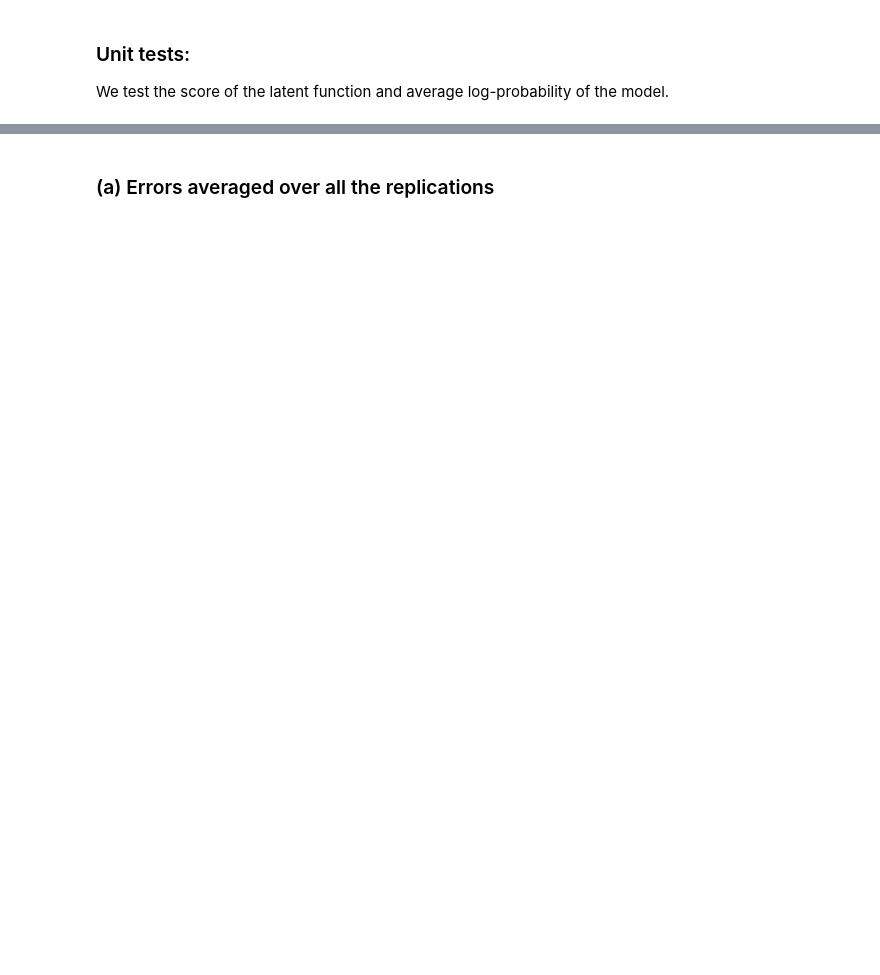
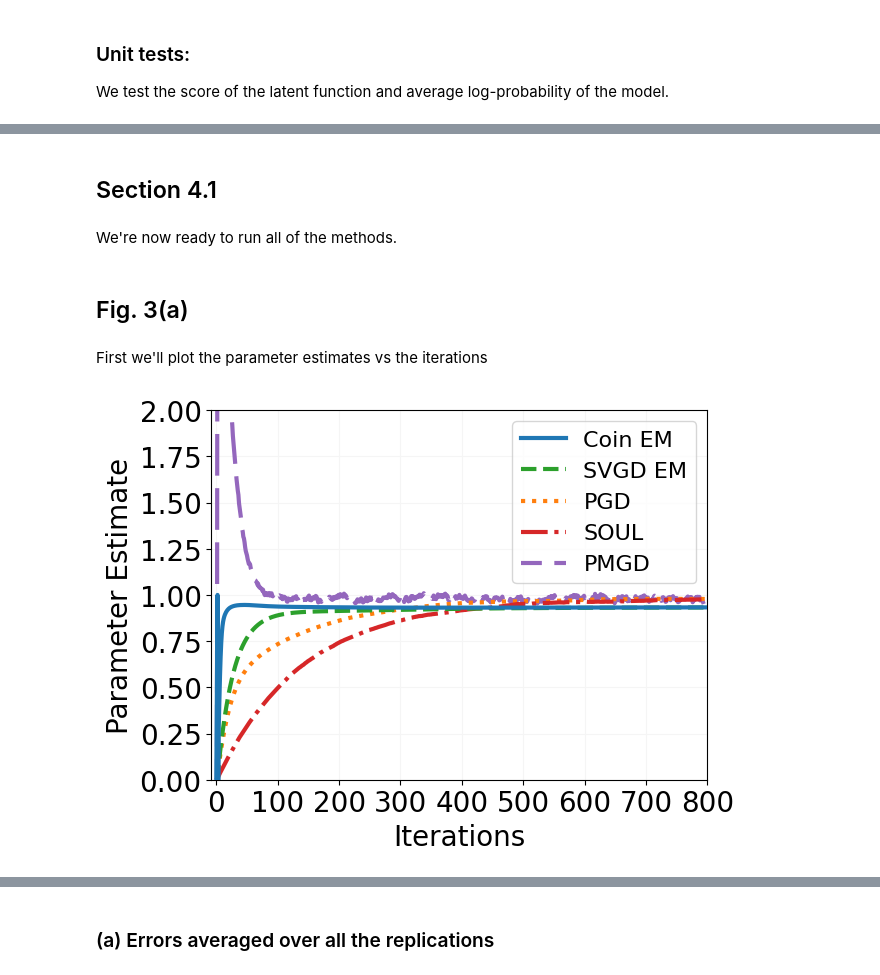
Before and after one commit to chris-nemeth/CoinEM, a Jupyter notebook: new_experiments/bayesian_logistic_regression_wisconsin.ipynb, the cells around one changed output, grey strips where cells are left out. Saved outputs shown, nothing was run; the diff lists cells and outputs as text; code cells hidden in the pictures; blank space fills up the shorter version.

```diff
--- a/new_experiments/bayesian_logistic_regression_wisconsin.ipynb
+++ b/new_experiments/bayesian_logistic_regression_wisconsin.ipynb
@@ -200,0 +119,4 @@ Array([1.00000001e-10, 1.32194075e-10, 1.74752740e-10, 2.31012792e-10,
+# %% [markdown]
+## Section 4.1
+# %% [markdown]
+We're now ready to run all of the methods.
@@ -200,0 +187,30 @@ Array([1.00000001e-10, 1.32194075e-10, 1.74752740e-10, 2.31012792e-10,
+# %% [markdown]
+## Fig. 3(a)
+# %% [markdown]
+First we'll plot the parameter estimates vs the iterations
+# %%
+# Set up directory
+fig_dir = "figures/bayes_lr/param_and_posterior"
+if not os.path.exists(fig_dir):
+    os.makedirs(fig_dir)
+
+fig, ax = plt.subplots(1)
+plt.plot(th_coin[:, 0].squeeze(), label='Coin EM', color="C0", linewidth=3, zorder=6, linestyle="solid")
+plt.plot(th_svgd[:, 0].squeeze(), label='SVGD EM', color="C2", linewidth=3, zorder=5, linestyle='dashed')
+plt.plot(th_pgd[:, 0].squeeze(), label='PGD', linewidth=3, color="C1", zorder=3, linestyle='dotted')
+plt.plot(th_soul[:, 0].squeeze(), label='SOUL', linewidth=3, color="C3", zorder=4, linestyle='dashdot')
+plt.plot(th_pmgd[:, 0].squeeze(), label='PMGD', linewidth=3, color="C4", zorder=1, linestyle=(5, (10, 3)))
+#plt.axhline(y=1, linestyle='solid', color='black', linewidth=2)
+plt.legend(loc='upper right',prop={'size': 16})
+plt.xlim([-K/100, K])
+plt.ylim(0,2)
+plt.xlabel("Iterations", fontsize=20)
+plt.ylabel("Parameter Estimate", fontsize=20)
+plt.xticks(fontsize=20)
+plt.yticks(fontsize=20)
+plt.grid(color='whitesmoke')
+ax.set_axisbelow(True)
+plt.savefig(fig_dir + "/" + "param_plot" + results_id + ".pdf", dpi=300, bbox_inches="tight")
+plt.show()
+# %% [output]
+[figure, added]
```
Also changed, not shown: parts of 22 cells of this notebook, 6 other files.
